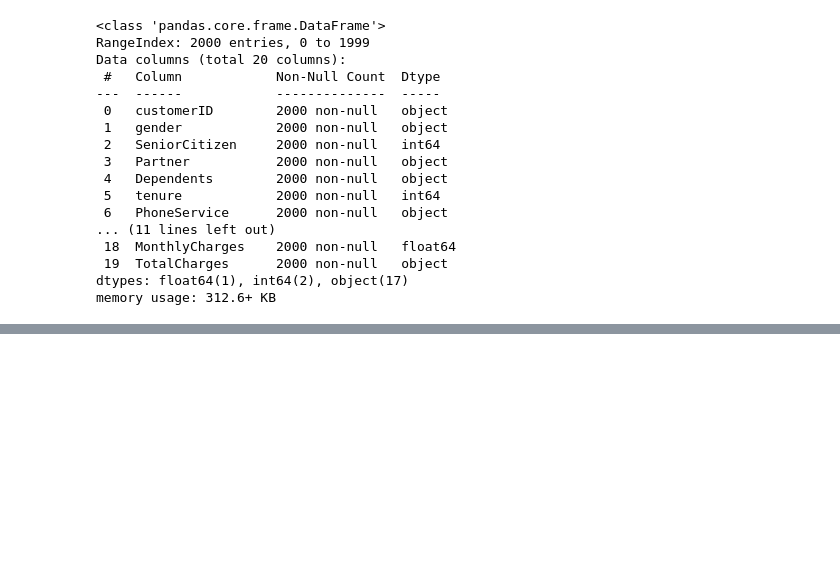
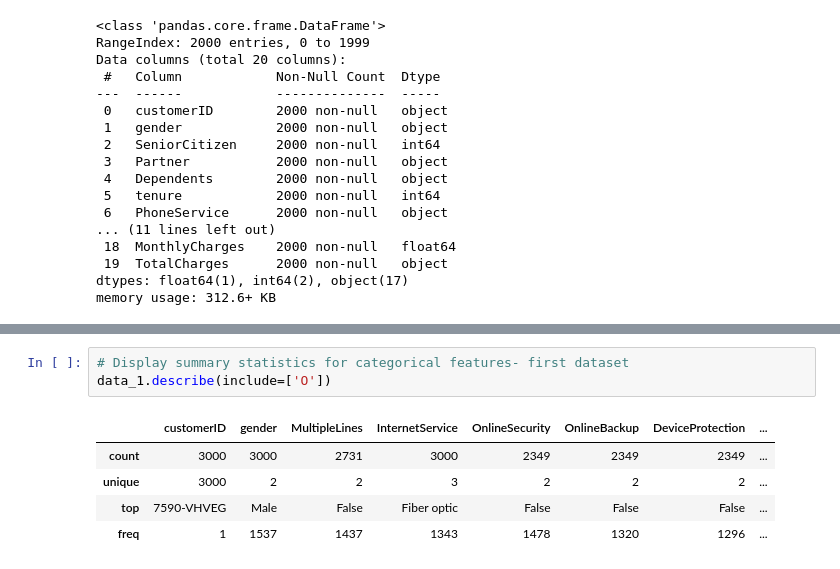
Before and after one commit to MillicentAgyir/LP2-Classification-Project, a Jupyter notebook: Notebooks/main.ipynb, the cells around one changed output, grey strips where cells are left out. Cells and saved outputs as stored; diff of their text form; blank space fills up the shorter version.

```diff
--- a/Notebooks/main.ipynb
+++ b/Notebooks/main.ipynb
@@ -135,0 +193,9 @@ DATA EXPLORATION AND CLEANING
+# %%
+# Display summary statistics for categorical features- first dataset
+data_1.describe(include=['O'])
+# %% [output]
+|  | customerID | gender | MultipleLines | InternetService | OnlineSecurity | OnlineBackup | DeviceProtection | ... |
+| count | 3000 | 3000 | 2731 | 3000 | 2349 | 2349 | 2349 | ... |
+| unique | 3000 | 2 | 2 | 3 | 2 | 2 | 2 | ... |
+| top | 7590-VHVEG | Male | False | Fiber optic | False | False | False | ... |
+| freq | 1 | 1537 | 1437 | 1343 | 1478 | 1320 | 1296 | ... |
```
Also changed, not shown: parts of 14 cells of this notebook.
